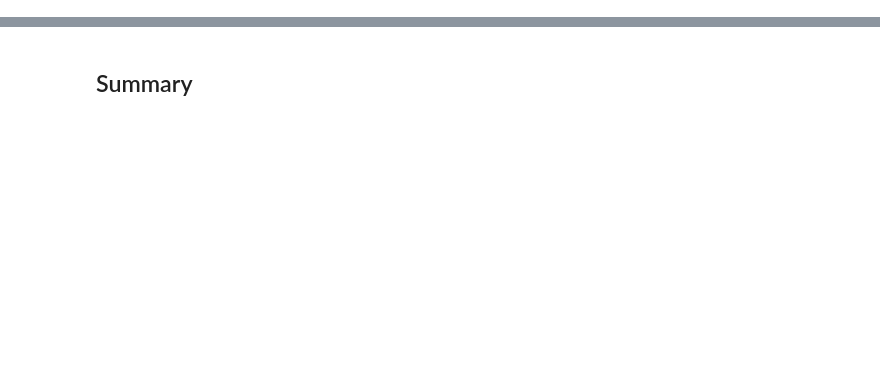
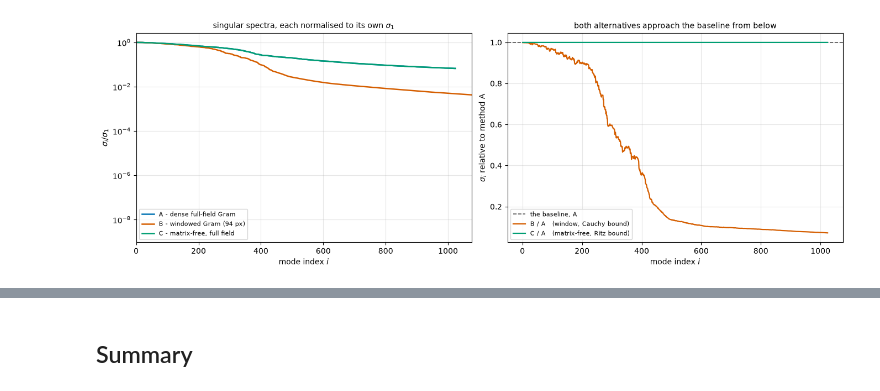
Before and after one commit to AdQuanta-Phase-Imaging/quantem, a Jupyter notebook: scripts/linearized-ptycho/02_full_scan_jacobian_spectrum.ipynb, the cells around one changed output, grey strips where cells are left out. Cells and saved outputs as stored; diff of their text form; code cells hidden in the pictures; blank space fills up the shorter version.

```diff
--- a/scripts/linearized-ptycho/02_full_scan_jacobian_spectrum.ipynb
+++ b/scripts/linearized-ptycho/02_full_scan_jacobian_spectrum.ipynb
@@ -937,0 +949,11 @@ plt.show()
+# %%
+results["A"] = finish_result(
+    name="A - dense full-field Gram", sigma=dense_sigma, modes=dense_modes,
+    origin=(0, 0), extent=object_extent_ang, n_domain=n_object_pixels,
+    complete=False, show_scan_box=True,
+    seconds=dense_build_seconds + dense_solve_seconds,
+    numerical_floor=1e-5,
+    notes=f"float32, {DENSE_N_MODES} of {n_object_pixels:,} modes",
+)
+print("modes within a relative distance of sigma_1:", results["A"]["degeneracy"])
+report_method(results["A"])
@@ -937,0 +1313,9 @@ plt.show()
+# %%
+results["C"] = finish_result(
+    name="C - matrix-free, full field", sigma=free_sigma, modes=free_modes,
+    origin=(0, 0), extent=object_extent_ang, n_domain=n_object_pixels,
+    complete=False, show_scan_box=True, seconds=free_seconds,
+    numerical_floor=None,
+    notes=f"no Gram, {FREE_N_MODES} of {n_object_pixels:,} modes",
+)
+report_method(results["C"])
@@ -937,0 +1345,53 @@ plt.show()
+# %%
+n_compare = min(len(results["A"]["sigma"]), len(results["C"]["sigma"]))
+sigma_a = results["A"]["sigma"][:n_compare]
+sigma_c = results["C"]["sigma"][:n_compare]
+n_compare_b = min(n_compare, len(results["B"]["sigma"]))
+sigma_b = results["B"]["sigma"][:n_compare_b]
+
+ratio_c = sigma_c / sigma_a
+ratio_b = sigma_b / sigma_a[:n_compare_b]
+
+print(f"sigma_1   A (dense full field)  : {sigma_a[0]:.6e}")
+print(f"          B (window)            : {results['B']['sigma'][0]:.6e}"
+      f"   ({results['B']['sigma'][0] / sigma_a[0]:.4f} x A)")
+print(f"          C (matrix-free)       : {sigma_c[0]:.6e}"
+      f"   ({sigma_c[0] / sigma_a[0]:.4f} x A)")
+print()
+print(f"C/A over the first {n_compare} modes   : min {ratio_c.min():.4f}, "
+      f"median {np.median(ratio_c):.4f}, max {ratio_c.max():.4f}")
+print(f"B/A over the first {n_compare_b} modes   : min {ratio_b.min():.4f}, "
+      f"median {np.median(ratio_b):.4f}, max {ratio_b.max():.4f}")
+print()
+tolerance = 1e-4
+print(f"Cauchy interlacing  lambda_i(B) <= lambda_i(A) : "
+      f"{'HOLDS' if ratio_b.max() <= 1.0 + tolerance else 'VIOLATED'}"
+      f"   (largest B/A = {ratio_b.max():.6f})")
+print(f"Ritz bound          sigma_i(C) <= sigma_i(A)   : "
+      f"{'HOLDS' if ratio_c.max() <= 1.0 + tolerance else 'VIOLATED'}"
+      f"   (largest C/A = {ratio_c.max():.6f})")
+
+fig, axes = plt.subplots(1, 2, figsize=(13.5, 4.5), constrained_layout=True)
+index_a = np.arange(1, len(results["A"]["sigma"]) + 1)
+index_b = np.arange(1, len(results["B"]["sigma"]) + 1)
+index_c = np.arange(1, len(results["C"]["sigma"]) + 1)
+for index, result, colour in [(index_a, results["A"], "#0072B2"),
+                              (index_b, results["B"], "#D55E00"),
+                              (index_c, results["C"], "#009E73")]:
+    axes[0].semilogy(index, result["sigma"] / result["sigma"][0], color=colour,
+                     linewidth=1.8, label=result["name"])
+axes[0].set_xlabel("mode index $i$"); axes[0].set_ylabel("$\\sigma_i/\\sigma_1$")
+axes[0].set_xlim(0, max(len(sigma_a), n_compare_b) * 1.05)
+axes[0].set_title("singular spectra, each normalised to its own $\\sigma_1$", fontsize=10)
+axes[0].legend(fontsize=8); axes[0].grid(alpha=0.3, which="both")
+
+axes[1].axhline(1.0, color="#555555", linewidth=1.2, linestyle="--", label="the baseline, A")
+axes[1].plot(np.arange(1, n_compare_b + 1), ratio_b, color="#D55E00", linewidth=1.6,
+             label="B / A   (window, Cauchy bound)")
+axes[1].plot(np.arange(1, n_compare + 1), ratio_c, color="#009E73", linewidth=1.6,
+             label="C / A   (matrix-free, Ritz bound)")
+axes[1].set_xlabel("mode index $i$"); axes[1].set_ylabel("$\\sigma_i$ relative to method A")
+axes[1].set_title("both alternatives approach the baseline from below", fontsize=10)
+axes[1].legend(fontsize=8); axes[1].grid(alpha=0.3)
+plt.show()
+# %% [output]
@@ -937,0 +1407 @@ plt.show()
+[figure, added]
```
Also changed, not shown: parts of 55 cells of this notebook.
